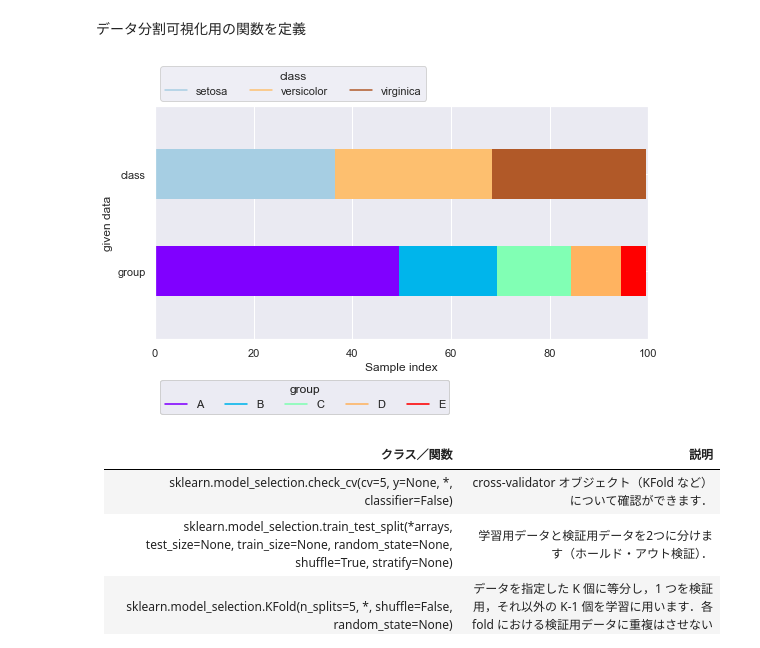
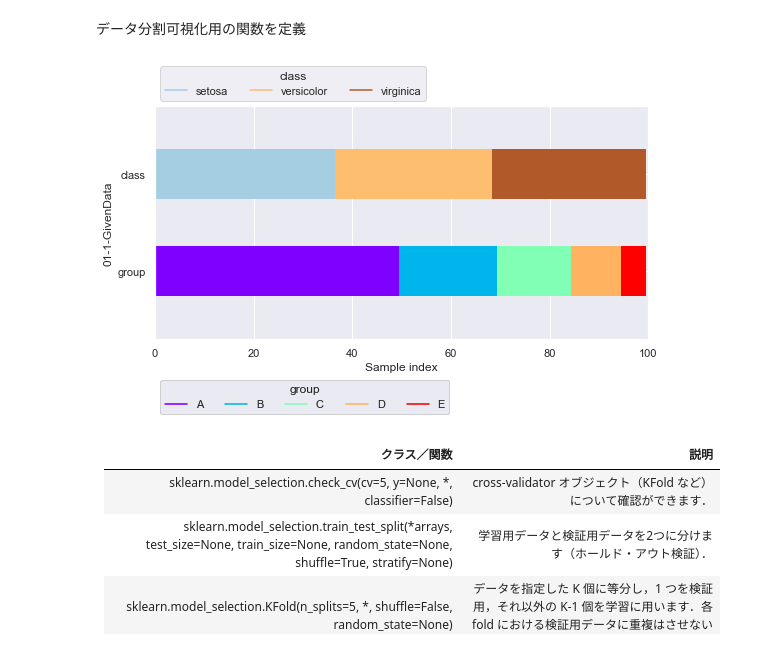
Before and after one commit to KazutoMakino/PythonCourse, a Jupyter notebook: CrossValidation/crossval.ipynb, the cells around one changed output. Saved outputs shown, nothing was run; the diff lists cells and outputs as text; code cells hidden in the pictures.

```diff
--- a/CrossValidation/crossval.ipynb
+++ b/CrossValidation/crossval.ipynb
@@ -107,9 +108,13 @@ class FoldsPlotter:
         # plot y-axis label
         self.ylabel = ylabel
 
+        # set save dir
+        self.save_dir = Path("./out")
+        None if self.save_dir.exists() else self.save_dir.mkdir()
+
         # init
         self.fold_num = 0
-        fig = plt.figure(figsize=(8, 4))
+        fig = plt.figure(figsize=(8, 4), facecolor="white")
         self.ax = fig.add_subplot()
 
     def __del__(self) -> None:
@@ -240,14 +245,15 @@ class FoldsPlotter:
         )
 
         plt.tight_layout()
+        plt.savefig(f"{self.save_dir / self.ylabel}.jpg", bbox_inches="tight", dpi=150)
         plt.show()
         plt.clf()
         plt.close("all")
 # %%
-plotter = FoldsPlotter(x=x, y=y, group=group, ylabel="given data", lw=50)
+plotter = FoldsPlotter(x=x, y=y, group=group, ylabel="01-1-GivenData", lw=50)
 plotter.show()
 # %% [output]
-[figure, old version]
+[figure, new version]
 # %% [markdown]
 | クラス／関数 | 説明 |
 | - | - |
```
Also changed, not shown: parts of 33 cells of this notebook, 33 other files.
